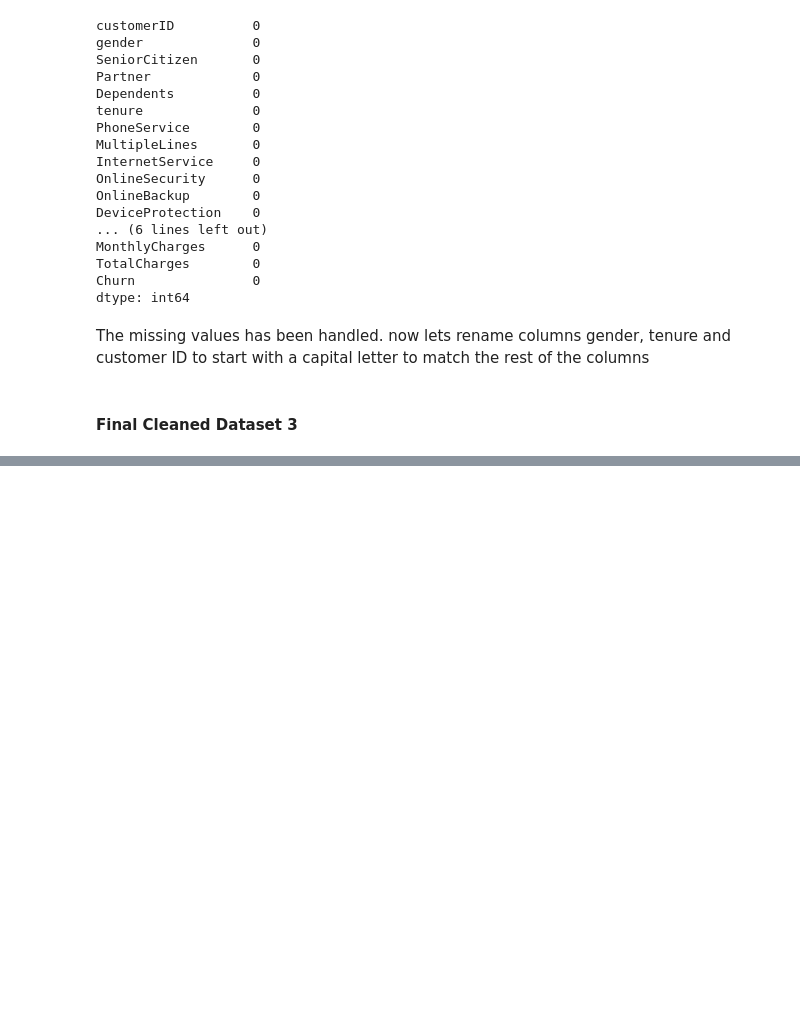
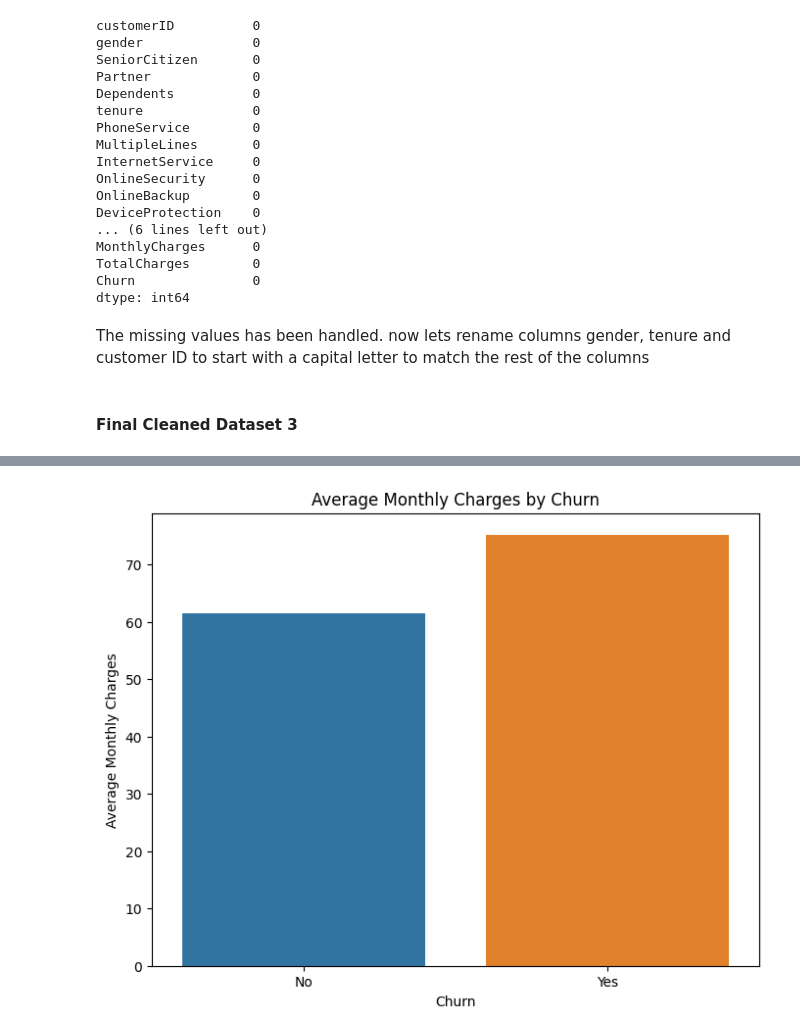
Before and after one commit to MarthaK-Coder/Azubi-Africa-LP2-Sprint, a Jupyter notebook: Project2 Notebook.ipynb, the cells around one changed output, grey strips where cells are left out. Cells and saved outputs as stored; diff of their text form; code cells hidden in the pictures; blank space fills up the shorter version.

```diff
--- a/Project2 Notebook.ipynb
+++ b/Project2 Notebook.ipynb
@@ -721,0 +1011,7 @@ Combining the 3 datatsets to one dataset for data analysis using SMART questions
+# %%
+#Concatnate our dataset.
+# Create a list of the datasets
+datasets = [data_1, data_3]
+
+# Concatenate the datasets vertically
+final_data = pd.concat(datasets, ignore_index=True)
@@ -721,0 +1101,13 @@ Combining the 3 datatsets to one dataset for data analysis using SMART questions
+# %%
+# 'MonthlyCharges' and 'Churn' are the column names
+# where 'MonthlyCharges' is the numeric column and 'Churn' is the object column with 'Yes' and 'No' values
+# Create a bar plot to compare the average monthly charges for churn and no churn groups
+plt.figure(figsize=(8, 6))
+sns.barplot(x='Churn', y='MonthlyCharges', data=final_data, ci=None)
+plt.title("Average Monthly Charges by Churn")
+plt.xlabel("Churn")
+plt.ylabel("Average Monthly Charges")
+plt.xticks([0, 1], ['No', 'Yes'])  # Label x-axis with 'No' and 'Yes'
+plt.show()
+# %% [output]
+[figure, added]
```
Also changed, not shown: parts of 112 cells of this notebook.
